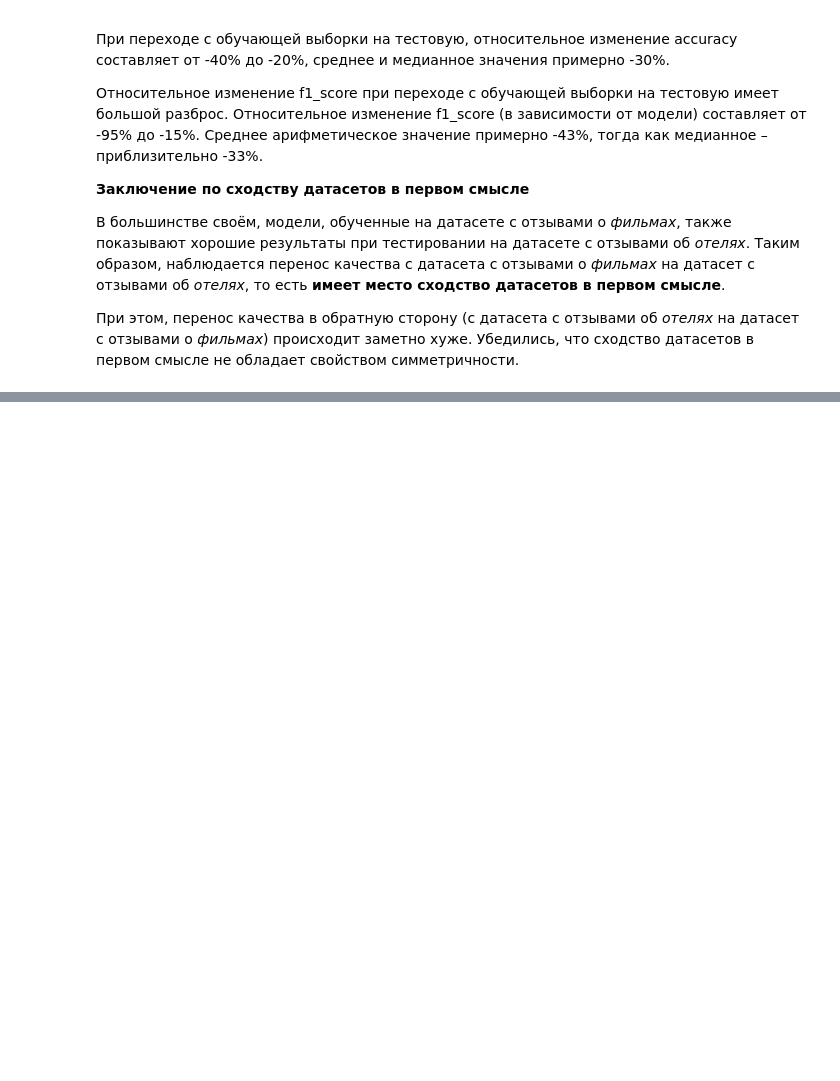
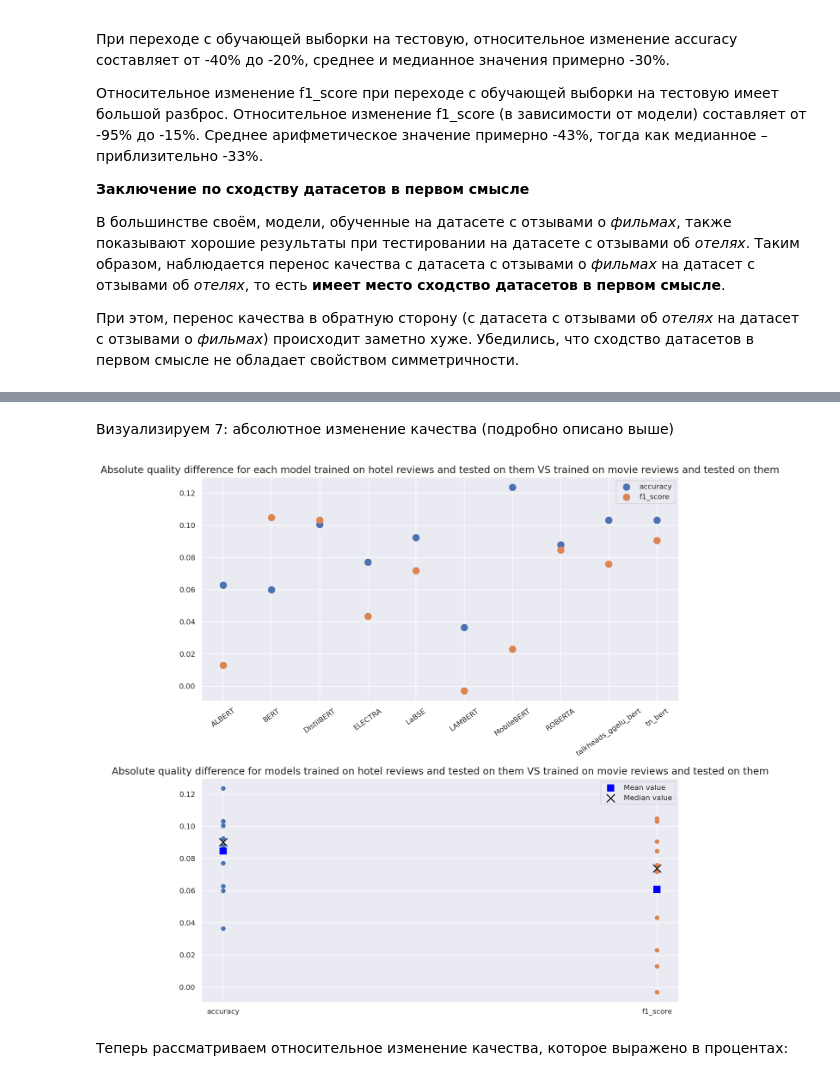
Before and after one commit to Oleg13Kopylov/comparing_datasets, a Jupyter notebook: results_of_first_series_of_experiments.ipynb, the cells around one changed output, grey strips where cells are left out. Saved outputs shown, nothing was run; the diff lists cells and outputs as text; code cells hidden in the pictures; blank space fills up the shorter version.

Commit message:
added research on datasets similarity in second sense

```diff
--- a/results_of_first_series_of_experiments.ipynb
+++ b/results_of_first_series_of_experiments.ipynb
@@ -1037,0 +1052,3 @@ f1_score принимает значения от 0.65 до 0.84, среднее
+# %%
+df_with_test_results = df_with_all_models
+model_names_lower_case_list = ['albert', 'bert', 'distilbert', 'electra', 'labse', 'lambert', 'mobilebert', 'roberta', 'talkheads_ggelu_bert', 'tn_bert']
@@ -1037,0 +1075,8 @@ f1_score принимает значения от 0.65 до 0.84, среднее
+# %%
+df_different_datasets_test_quality_absolute_difference = pd.DataFrame(columns=['accuracy', 'f1_score'])
+adding = ' hotel reviews vs movie reviews absolute difference on test'
+for model_name in model_names_lower_case_list:
+    index_name_1 = model_name + ' trained on hotel reviews and tested on hotel reviews dataset'
+    index_name_2 = model_name + ' trained on movie reviews and tested on movie reviews dataset'
+    df_different_datasets_test_quality_absolute_difference.loc[model_name + adding, 'accuracy'] = df_with_test_results.loc[index_name_1, 'accuracy'] - df_with_test_results.loc[index_name_2, 'accuracy']
+    df_different_datasets_test_quality_absolute_difference.loc[model_name + adding, 'f1_score'] = df_with_test_results.loc[index_name_1, 'f1_score'] - df_with_test_results.loc[index_name_2, 'f1_score']
@@ -1037,0 +1097,24 @@ f1_score принимает значения от 0.65 до 0.84, среднее
+# %% [markdown]
+Визуализируем 7: абсолютное изменение качества (подробно описано выше)
+# %%
+fig, axes = plt.subplots(2, figsize=(14, 12))
+
+axes[0].scatter(x=model_names, y=df_different_datasets_test_quality_absolute_difference.accuracy, label='accuracy', s=100)
+axes[0].scatter(x=model_names, y=df_different_datasets_test_quality_absolute_difference.f1_score, label='f1_score', s=100)
+axes[0].tick_params(axis='x', labelrotation = 35)
+axes[0].set_title('Absolute quality difference for each model trained on hotel reviews and tested on them VS trained on movie reviews and tested on them', fontsize=15)
+axes[0].legend()
+
+axes[1].scatter(x=['accuracy'] * len(df_different_datasets_test_quality_absolute_difference.accuracy), y=df_different_datasets_test_quality_absolute_difference.accuracy)
+axes[1].scatter(x=['f1_score'] * len(df_different_datasets_test_quality_absolute_difference.f1_score), y=df_different_datasets_test_quality_absolute_difference.f1_score)
+axes[1].scatter(x=['accuracy', 'f1_score'], y=[df_different_datasets_test_quality_absolute_difference.accuracy.mean(), df_different_datasets_test_quality_absolute_difference.f1_score.mean()], color='blue', marker='s', s=100, label='Mean value')
+axes[1].scatter(x=['accuracy', 'f1_score'], y=[df_different_datasets_test_quality_absolute_difference.accuracy.median(), df_different_datasets_test_quality_absolute_difference.f1_score.median()], color='black', marker='x', s=150, label='Median value')
+axes[1].set_title('Absolute quality difference for models trained on hotel reviews and tested on them VS trained on movie reviews and tested on them', fontsize=15)
+axes[1].legend()
+
+fig.tight_layout()
+plt.show()
+# %% [output]
+[figure, added]
+# %% [markdown]
+Теперь рассматриваем относительное изменение качества, которое выражено в процентах:
```
Also changed, not shown: parts of 11 cells of this notebook, 1 other file.
